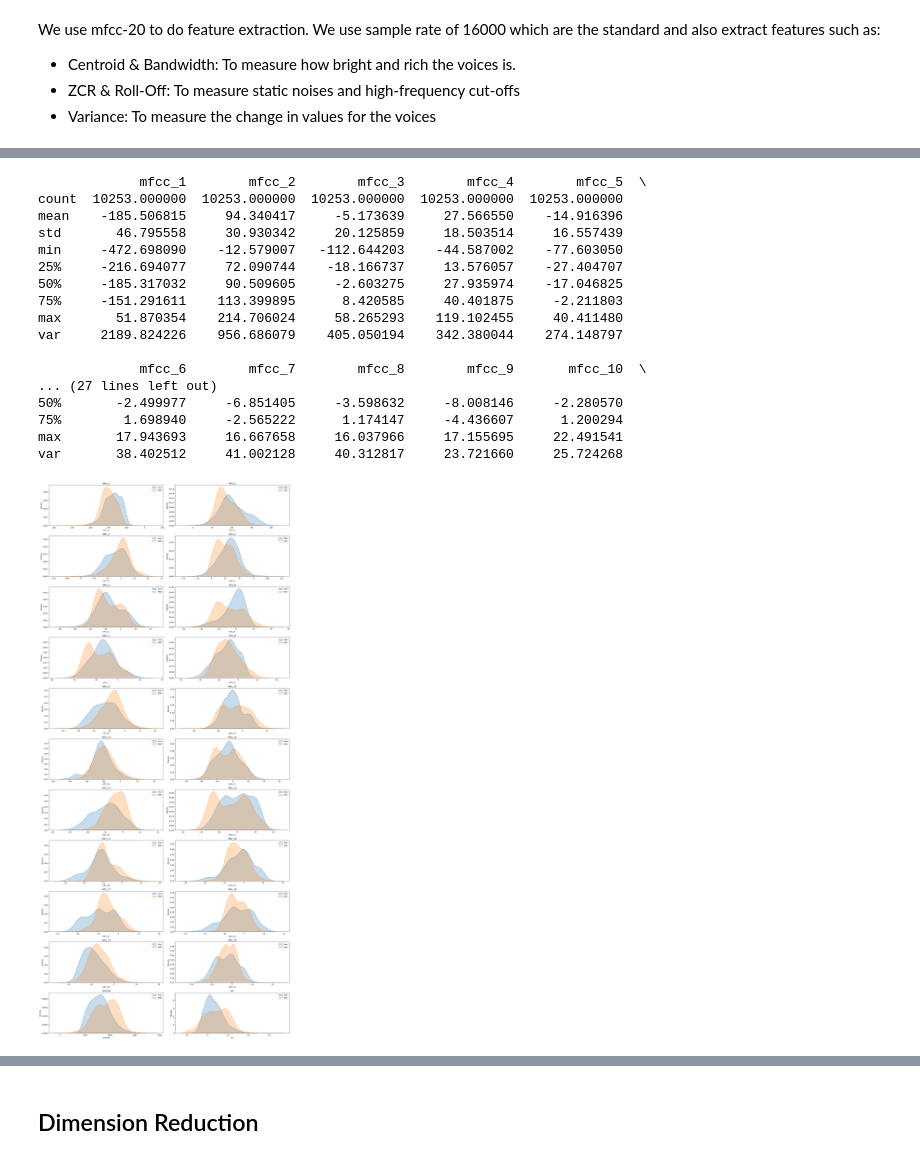
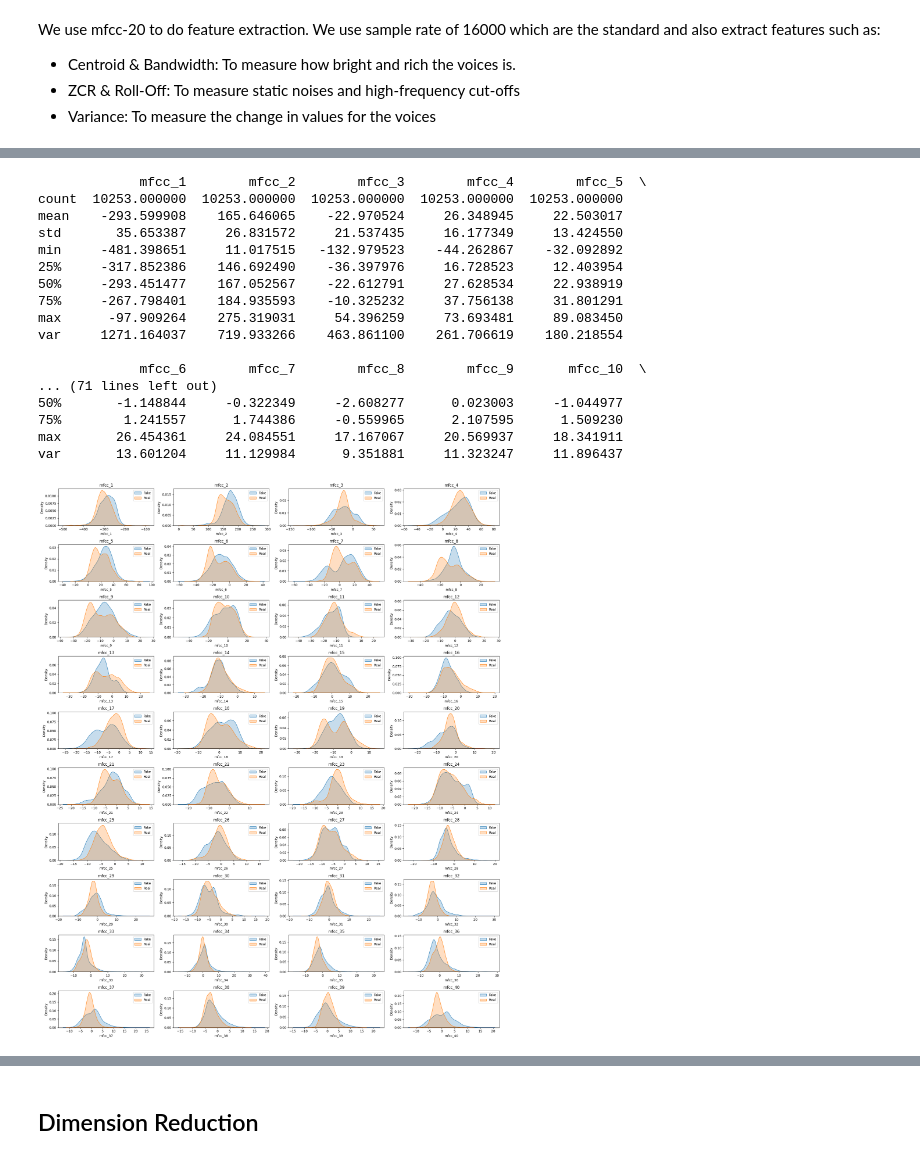
Before and after one commit to VVeebu/Riyal-or-Fake, a Jupyter notebook: PSD_FinPro.ipynb, the cells around one changed output, grey strips where cells are left out. Cells and saved outputs as stored; diff of their text form; code cells hidden in the pictures.

```diff
--- a/PSD_FinPro.ipynb
+++ b/PSD_FinPro.ipynb
@@ -107,25 +111,11 @@ except:
 
     meta = df
     total = len(meta)
-    for fp, label in zip(meta.filepath, meta.label):
-
-        print(f"{meta.label}")
-        X.append(extract_features(fp))
-        y.append(0 if label == "fake" else 1)
+    with tqdm(total=total, desc="Extracting features") as pbar:
+        for fp, label in zip(meta.filepath, meta.label):
+            X.append(extract_features(fp))
+            y.append(0 if label == "fake" else 1)
+            pbar.update(1)
 
     X = np.array(X)
     y = np.array(y)
-# %%
-df['filesize'] = df['filepath'].apply(lambda x: os.path.getsize(x))
-duplicates_mask = df.duplicated(subset=['filesize', 'label'], keep='first')
-
-X_clean = X[~duplicates_mask]
-y_clean = y[~duplicates_mask]
-df_clean = df[~duplicates_mask].reset_index(drop=True)
-
-print(f"Clean Shape:  {X_clean.shape}")
-print(f"Removed {X.shape[0] - X_clean.shape[0]} duplicates.")
-
-X = X_clean
-y = y_clean
-df = df_clean
@@ -135,6 +122,6 @@ Removed 545 duplicates.
 # %%
-mfcc_cols = [f"mfcc_{i+1}" for i in range(20)]
-other_cols = ["centroid", "bandwidth", "flatness", "zcr"]
+mfcc_cols = [f"mfcc_{i+1}" for i in range(40)]
+other_cols = ["centroid", "bandwidth", "rolloff", "zcr"]
 
 columns = mfcc_cols + other_cols
 columns.append("label")
@@ -165,6 +152,4 @@ print(df_features)
 # %%
-mfcc_cols = [f'mfcc_{i+1}' for i in range(20)]
-
 desc = df_features[mfcc_cols].describe()
 
 variance = df_features[mfcc_cols].var()
@@ -174,40 +159,38 @@ print(desc)
 # %% [output]
              mfcc_1        mfcc_2        mfcc_3        mfcc_4        mfcc_5  \
 count  10253.000000  10253.000000  10253.000000  10253.000000  10253.000000
-mean    -185.506815     94.340417     -5.173639     27.566550    -14.916396
-std       46.795558     30.930342     20.125859     18.503514     16.557439
-min     -472.698090    -12.579007   -112.644203    -44.587002    -77.603050
-25%     -216.694077     72.090744    -18.166737     13.576057    -27.404707
-50%     -185.317032     90.509605     -2.603275     27.935974    -17.046825
-75%     -151.291611    113.399895      8.420585     40.401875     -2.211803
-max       51.870354    214.706024     58.265293    119.102455     40.411480
-var     2189.824226    956.686079    405.050194    342.380044    274.148797
+mean    -293.599908    165.646065    -22.970524     26.348945     22.503017
+std       35.653387     26.831572     21.537435     16.177349     13.424550
+min     -481.398651     11.017515   -132.979523    -44.262867    -32.092892
+25%     -317.852386    146.692490    -36.397976     16.728523     12.403954
+50%     -293.451477    167.052567    -22.612791     27.628534     22.938919
+75%     -267.798401    184.935593    -10.325232     37.756138     31.801291
+max      -97.909264    275.319031     54.396259     73.693481     89.083450
+var     1271.164037    719.933266    463.861100    261.706619    180.218554
 
              mfcc_6        mfcc_7        mfcc_8        mfcc_9       mfcc_10  \
-... (27 lines left out)
-50%       -2.499977     -6.851405     -3.598632     -8.008146     -2.280570
-75%        1.698940     -2.565222      1.174147     -4.436607      1.200294
-max       17.943693     16.667658     16.037966     17.155695     22.491541
-var       38.402512     41.002128     40.312817     23.721660     25.724268
+... (71 lines left out)
+50%       -1.148844     -0.322349     -2.608277      0.023003     -1.044977
+75%        1.241557      1.744386     -0.559965      2.107595      1.509230
+max       26.454361     24.084551     17.167067     20.569937     18.341911
+var       13.601204     11.129984      9.351881     11.323247     11.896437
 # %%
 df_fake = df_features[df_features['label'] == 0]
 df_real = df_features[df_features['label'] == 1]
 
-mfcc_cols = [f'mfcc_{i+1}' for i in range(20)]
-key_features = mfcc_cols + ['centroid', 'zcr']
-
-fig, axes = plt.subplots(11, 2, figsize=(20, 44))
+fig, axes = plt.subplots(10, 4, figsize=(20, 24))
 axes = axes.flatten()
 
-for ax, feature in zip(axes, key_features):
+for ax, feature in zip(axes, mfcc_cols):
     sns.kdeplot(df_fake[feature], label='Fake', fill=True, ax=ax)
     sns.kdeplot(df_real[feature], label='Real', fill=True, ax=ax)
     ax.set_title(f'{feature}')
     ax.set_xlabel(feature)
     ax.set_ylabel('Density')
     ax.legend()
 
+
 plt.tight_layout()
 plt.show()
 # %% [output]
-[figure, old version]
+[figure, new version]
```
Also changed, not shown: parts of 17 cells of this notebook, 5 other files.
